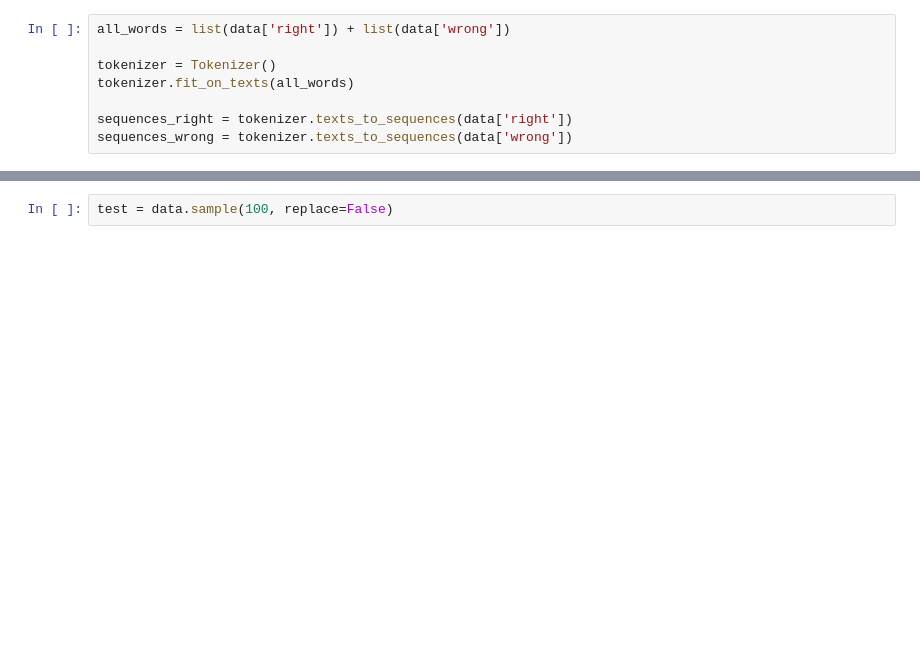
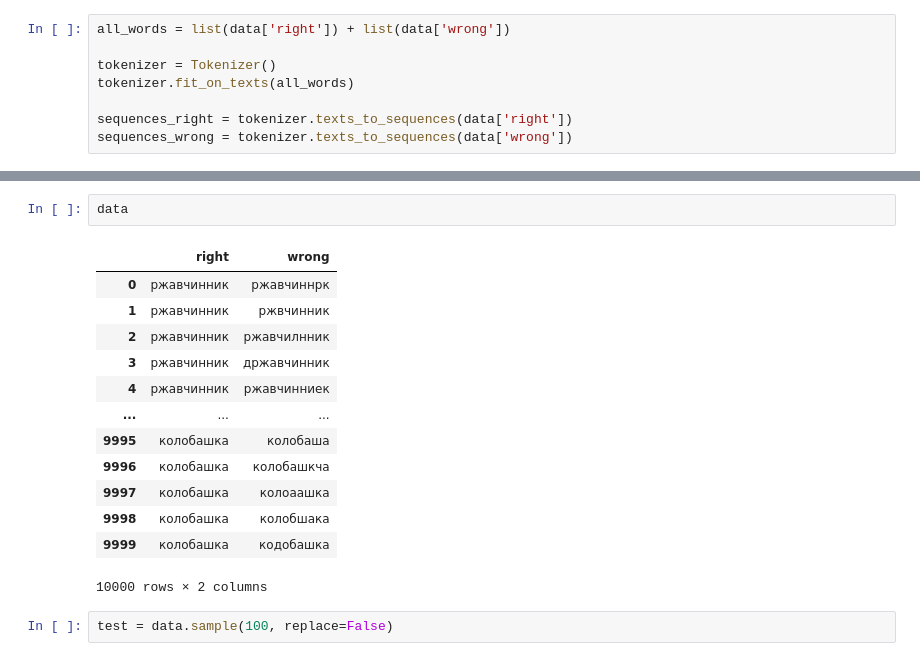
Before and after one commit to vpopvy/FarpostTZ, a Jupyter notebook: Untitled.ipynb, the cells around one changed output, grey strips where cells are left out. Saved outputs shown, nothing was run; the diff lists cells and outputs as text; blank space fills up the shorter version.

```diff
--- a/Untitled.ipynb
+++ b/Untitled.ipynb
@@ -216,3 +198,19 @@ print(f"Неправильное написание: {incorrect_word}, Пред
+# %%
+data
+# %% [output]
+|  | right | wrong |
+| 0 | ржавчинник | ржавчиннрк |
+| 1 | ржавчинник | ржвчинник |
+| 2 | ржавчинник | ржавчилнник |
+| 3 | ржавчинник | државчинник |
+| 4 | ржавчинник | ржавчинниек |
+| ... | ... | ... |
+| 9995 | колобашка | колобаша |
+| 9996 | колобашка | колобашкча |
+| 9997 | колобашка | колоаашка |
+| 9998 | колобашка | колобшака |
+| 9999 | колобашка | кодобашка |
+10000 rows × 2 columns
 # %%
 test = data.sample(100, replace=False)
 # %%
```
Also changed, not shown: parts of 24 cells of this notebook.
